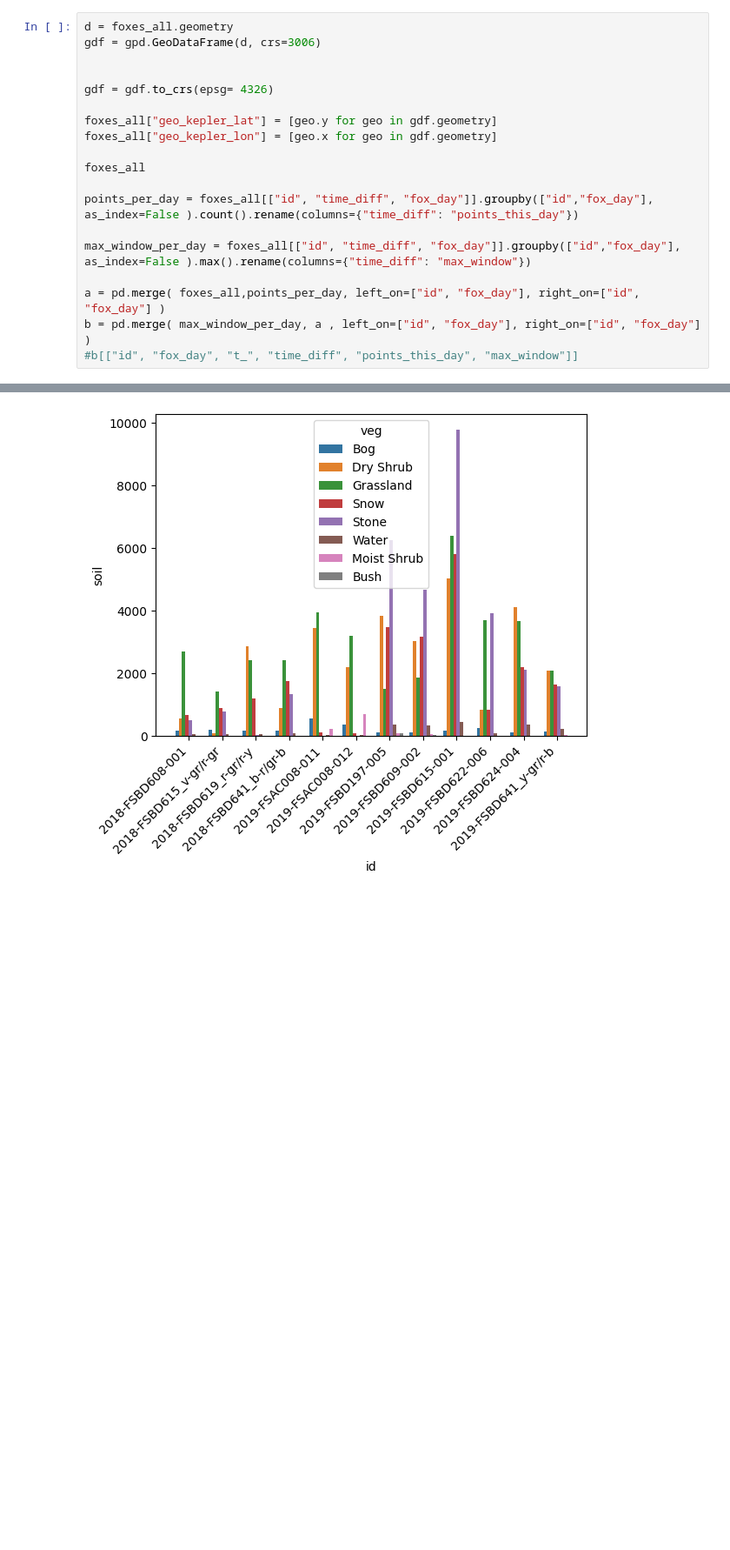
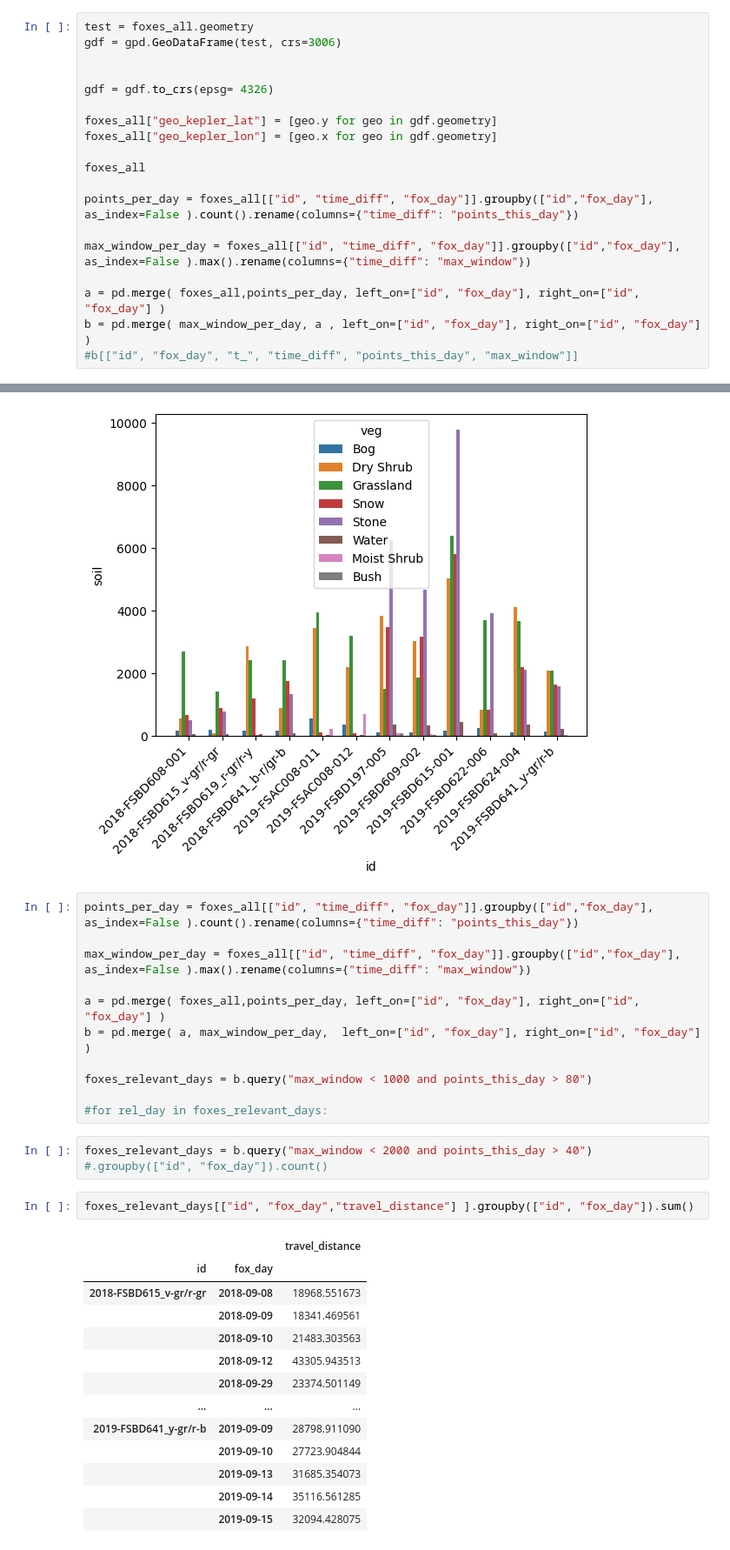
Before and after one commit to arcticFoxesHabitats/arcticFoxes, a Jupyter notebook: notebooks/EDA_florian.ipynb, the cells around one changed output, grey strips where cells are left out. Shown at 87% size. Cells and saved outputs as stored; diff of their text form; blank space fills up the shorter version.

```diff
--- a/notebooks/EDA_florian.ipynb
+++ b/notebooks/EDA_florian.ipynb
@@ -93,6 +185,6 @@ memory usage: 7.3+ MB
 # %%
-d = foxes_all.geometry
-gdf = gpd.GeoDataFrame(d, crs=3006)
+test = foxes_all.geometry
+gdf = gpd.GeoDataFrame(test, crs=3006)
 
 
 gdf = gdf.to_crs(epsg= 4326)
@@ -300,3 +281,32 @@ chart_veg.plot()
 # %% [output]
 []
 [figure]
+# %%
+points_per_day = foxes_all[["id", "time_diff", "fox_day"]].groupby(["id","fox_day"], as_index=False ).count().rename(columns={"time_diff": "points_this_day"})
+
+max_window_per_day = foxes_all[["id", "time_diff", "fox_day"]].groupby(["id","fox_day"], as_index=False ).max().rename(columns={"time_diff": "max_window"})
+
+a = pd.merge( foxes_all,points_per_day, left_on=["id", "fox_day"], right_on=["id", "fox_day"] )
+b = pd.merge( a, max_window_per_day,  left_on=["id", "fox_day"], right_on=["id", "fox_day"] )
+
+foxes_relevant_days = b.query("max_window < 1000 and points_this_day > 80")
+
+#for rel_day in foxes_relevant_days:
+# %%
+foxes_relevant_days = b.query("max_window < 2000 and points_this_day > 40") #.groupby(["id", "fox_day"]).count()
+# %%
+foxes_relevant_days[["id", "fox_day","travel_distance"] ].groupby(["id", "fox_day"]).sum()
+# %% [output]
+|  |  | travel_distance |
+| id | fox_day |  |
+| 2018-FSBD615_v-gr/r-gr | 2018-09-08 | 18968.551673 |
+|  | 2018-09-09 | 18341.469561 |
+|  | 2018-09-10 | 21483.303563 |
+|  | 2018-09-12 | 43305.943513 |
+|  | 2018-09-29 | 23374.501149 |
+| ... | ... | ... |
+| 2019-FSBD641_y-gr/r-b | 2019-09-09 | 28798.911090 |
+|  | 2019-09-10 | 27723.904844 |
+|  | 2019-09-13 | 31685.354073 |
+|  | 2019-09-14 | 35116.561285 |
+|  | 2019-09-15 | 32094.428075 |
```
Also changed, not shown: parts of 23 cells of this notebook.
